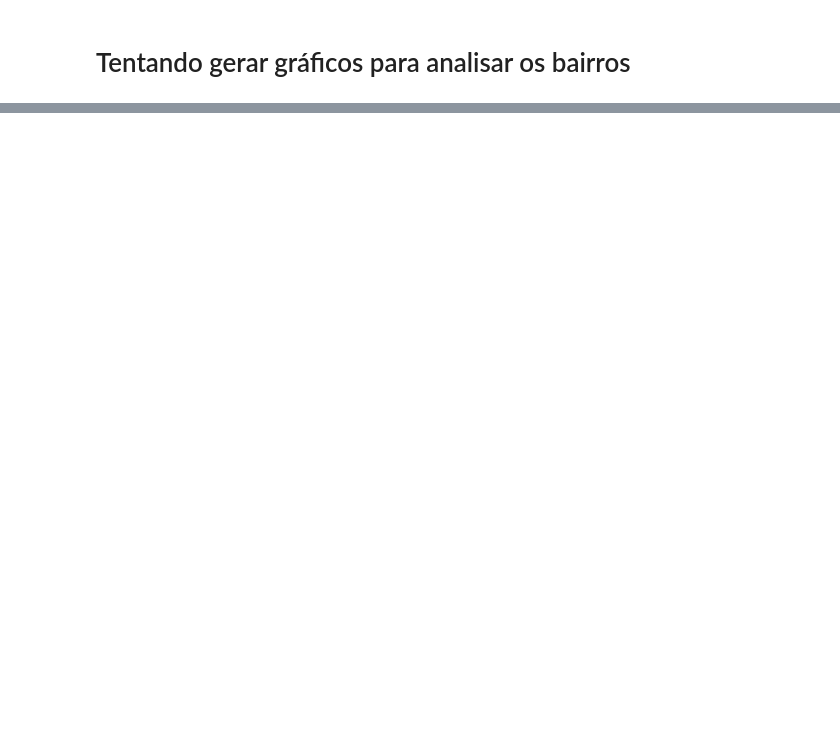
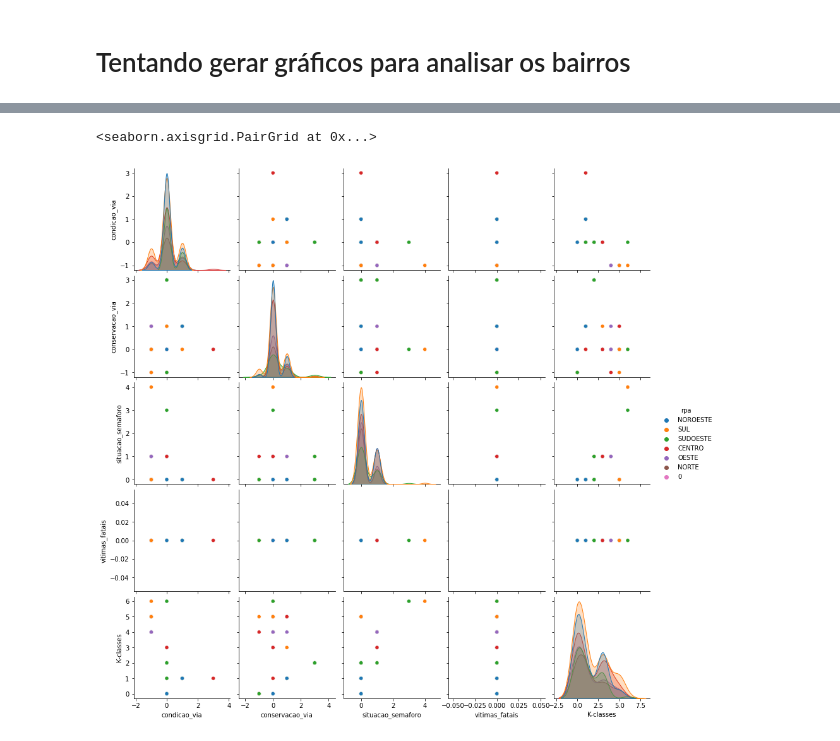
Before and after one commit to juliathemelo/machine_learning_random_forest_classifier, a Jupyter notebook: projeto3_pygil.ipynb, the cells around one changed output, grey strips where cells are left out. Drawn from its saved outputs; the diff is of its cells as text; code cells hidden in the pictures; blank space fills up the shorter version.

```diff
--- a/projeto3_pygil.ipynb
+++ b/projeto3_pygil.ipynb
@@ -581,0 +713,2 @@ graph_bairros_parallel.show()
+# %%
+X = np.array(vitimas_f.drop('rpa',axis = 1))
@@ -581,0 +717,4 @@ graph_bairros_parallel.show()
+# %%
+kmeans = KMeans(n_clusters=7, random_state=0)
+# %%
+kmeans.fit(X)
@@ -581,0 +747,7 @@ graph_bairros_parallel.show()
+# %%
+vitimas_f['K-classes'] = kmeans.labels_
+# %%
+sb.pairplot(vitimas_f,hue='rpa')
+# %% [output]
+<seaborn.axisgrid.PairGrid at 0x...>
+[figure, added]
```
Also changed, not shown: parts of 34 cells of this notebook.
